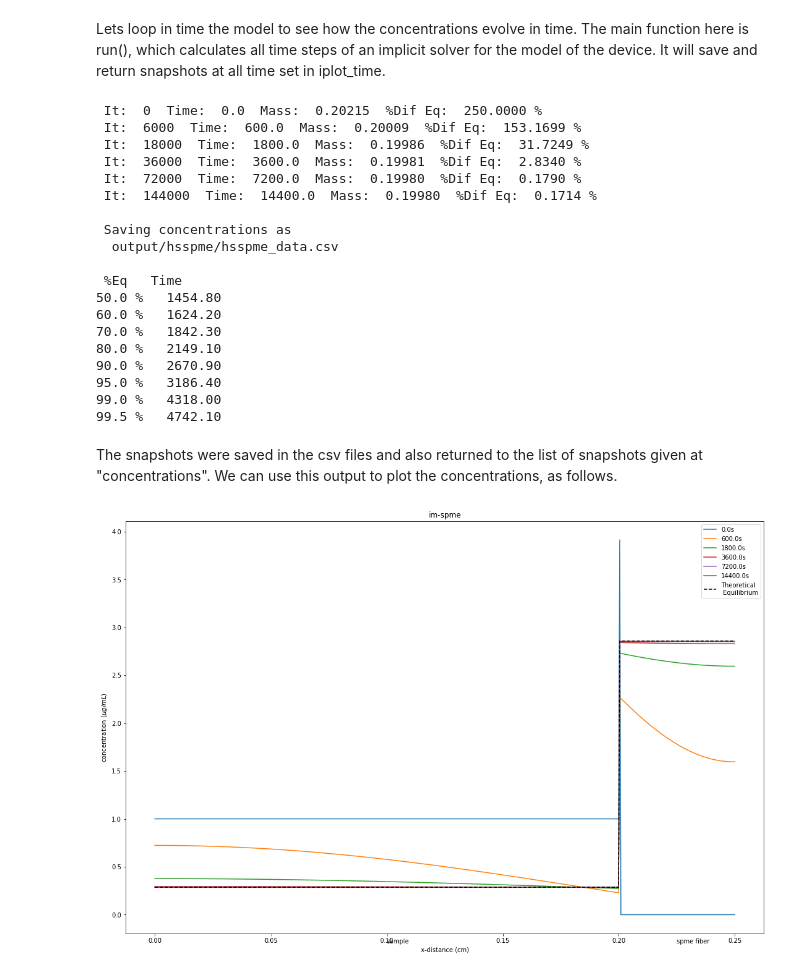
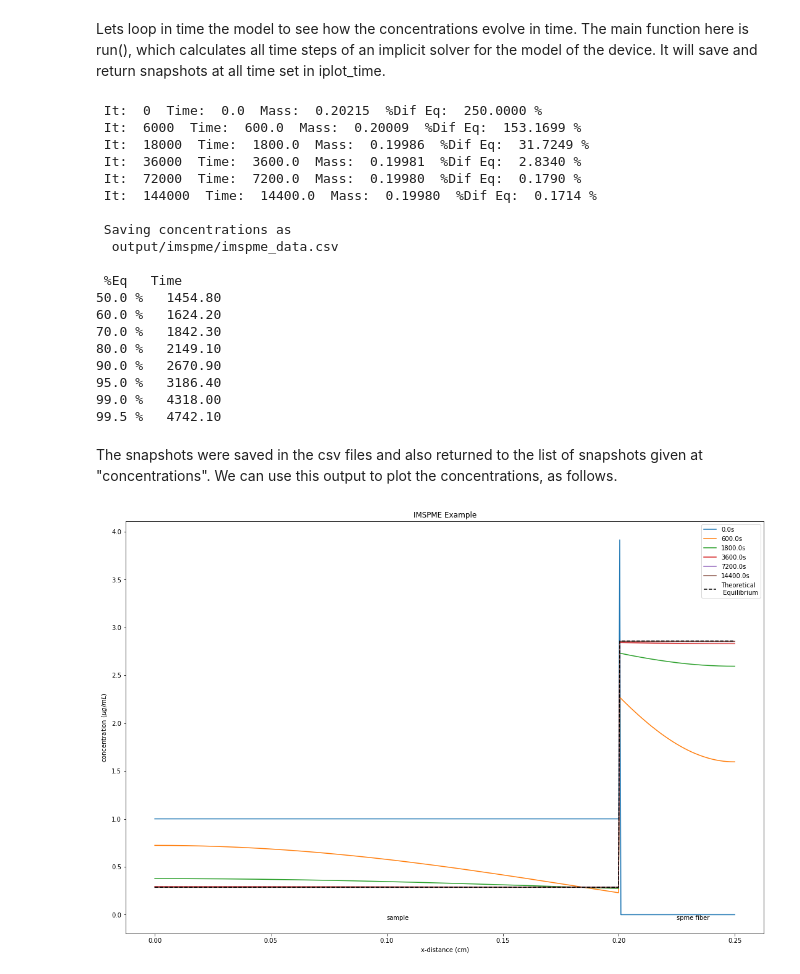
Before and after one commit to pedrospeixoto/SimEx, a Jupyter notebook: examples/IMSPME.ipynb, the cells around one changed output. Cells and saved outputs as stored; diff of their text form; code cells hidden in the pictures.

Commit message:
adjustments on examples

```diff
--- a/examples/IMSPME.ipynb
+++ b/examples/IMSPME.ipynb
@@ -19,7 +20,7 @@ here we adopt:
 - volume: cubic-centimeters or milliliters (cm^3, mL)
 # %%
 #Experiment basename (for filenames and figures)
-name = "hsspme"
+name = "imspme"
 # %% [markdown]
 The first step is to set the domain, that is, the position of the interfaces and boundaries.
 # %%
@@ -121,7 +122,7 @@ concentrations = p.run()
  It:  144000  Time:  14400.0  Mass:  0.19980  %Dif Eq:  0.1714 %
 
  Saving concentrations as
-  output/hsspme/hsspme_data.csv
+  output/imspme/imspme_data.csv
 
  %Eq   Time
 50.0 %   1454.80
@@ -137,20 +138,20 @@ The snapshots were saved in the csv files and also returned to the list of snaps
 # %%
 fig, axes = plt.subplots(1, 1, constrained_layout=True, figsize=(15,10))
 plt.xlabel("x-distance (cm)")
 plt.ylabel("concentration ($\mu g/mL$)")
-plt.title("im-spme")
+plt.title("IMSPME Example")
 
 for i, c in enumerate(concentrations):
     #Plot
     t = iplot_time[i]
     axes.plot(p.x, c, label=str(t)+"s")
 
 for i, name in enumerate(xnames):
     xlabel=0.5*p.xspace[i]+0.5*p.xspace[i+1]
-    plt.text(xlabel, -0.3, name)
+    plt.text(xlabel, -0.05, name)
 
 axes.plot(p.x, p.u_equi_ext, 'k--', label="Theoretical \n Equilibrium")
 axes.legend()
 plt.savefig(p.basename+"_final.png")
 # %% [output]
-[figure, old version]
+[figure, new version]
```
Also changed, not shown: parts of 3 cells of this notebook, 4 other files.
